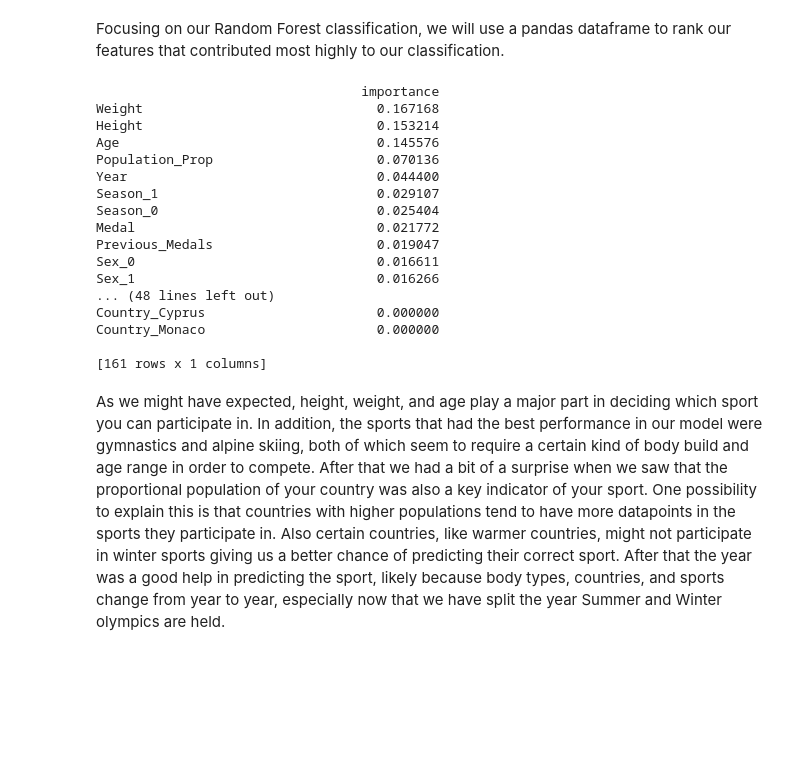
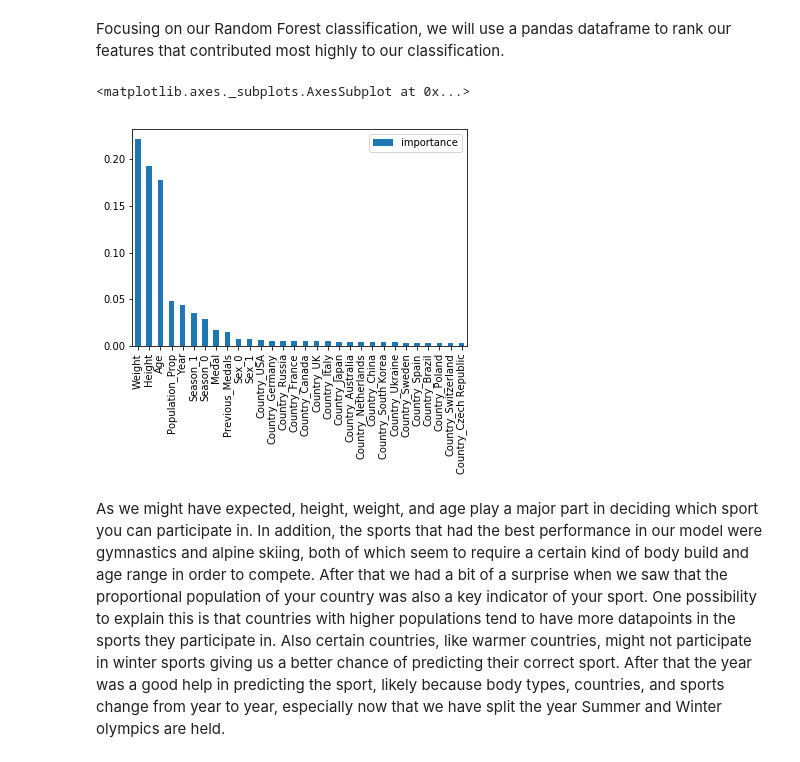
Before and after one commit to i4a/olympics, a Jupyter notebook: LabAssignmentTwo.ipynb, the cells around one changed output. Drawn from its saved outputs; the diff is of its cells as text; code cells hidden in the pictures; blank space fills up the shorter version.

```diff
--- a/LabAssignmentTwo.ipynb
+++ b/LabAssignmentTwo.ipynb
@@ -1514,27 +1420,13 @@ Focusing on our Random Forest classification, we will use a pandas dataframe to
 # %%
 import pandas as pd
 feature_importances = pd.DataFrame(rf.feature_importances_,
                                    index = X_task2.columns,
                                     columns=['importance']).sort_values('importance', ascending=False)
-print(feature_importances)
+
+feature_importances.head(30).plot(kind='bar')
 # %% [output]
-                                  importance
-Weight                              0.167168
-Height                              0.153214
-Age                                 0.145576
-Population_Prop                     0.070136
-Year                                0.044400
-Season_1                            0.029107
-Season_0                            0.025404
-Medal                               0.021772
-Previous_Medals                     0.019047
-Sex_0                               0.016611
-Sex_1                               0.016266
-... (48 lines left out)
-Country_Cyprus                      0.000000
-Country_Monaco                      0.000000
-
-[161 rows x 1 columns]
+<matplotlib.axes._subplots.AxesSubplot at 0x...>
+[figure, added]
 # %% [markdown]
 As we might have expected, height, weight, and age play a major part in deciding which sport you can participate in. In addition, the sports that had the best performance in our model were gymnastics and alpine skiing, both of which seem to require a certain kind of body build and age range in order to compete.
 After that we had a bit of a surprise when we saw that the proportional population of your country was also a key indicator of your sport. One possibility to explain this is that countries with higher populations tend to have more datapoints in the sports they participate in. Also certain countries, like warmer countries, might not participate in winter sports giving us a better chance of predicting their correct sport. After that the year was a good help in predicting the sport, likely because body types, countries, and sports change from year to year, especially now that we have split the year Summer and Winter olympics are held.
```
Also changed, not shown: parts of 25 cells of this notebook.
